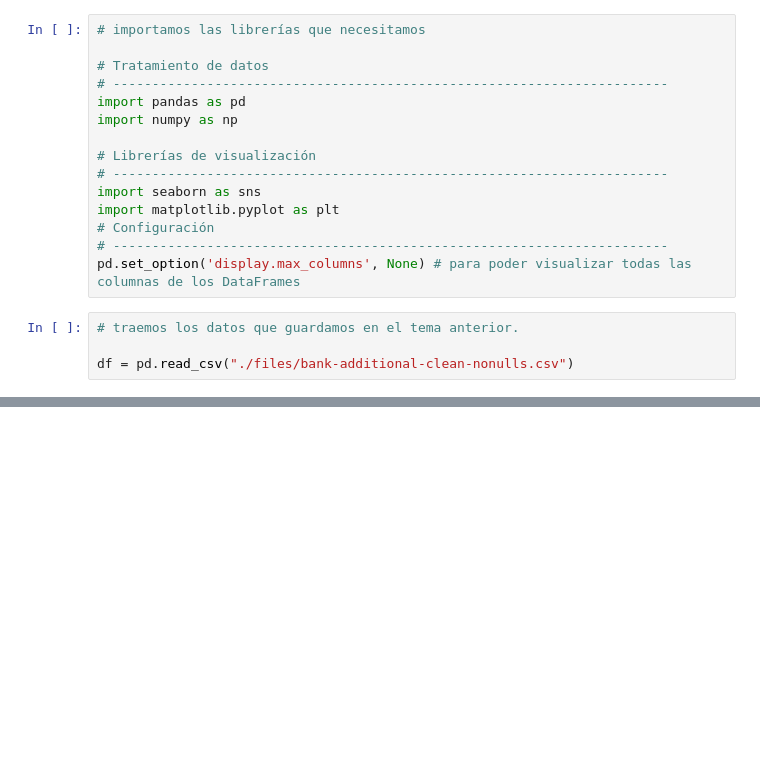
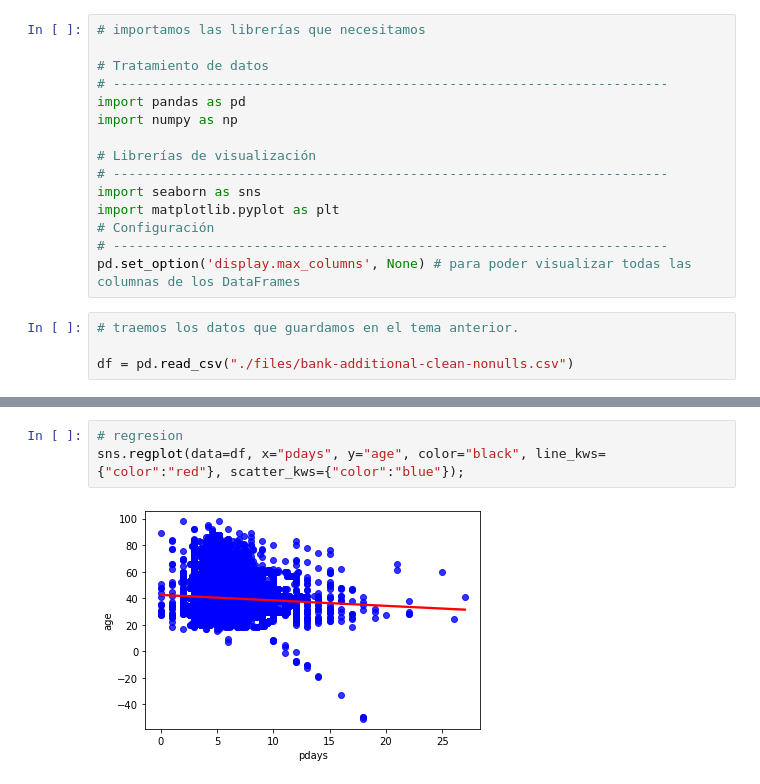
Before and after one commit to Adalab/da-promo-b-pt-ejercicios-profes, a Jupyter notebook: Modulo3/modulo-3-leccion-07-visualizacion.ipynb, the cells around one changed output, grey strips where cells are left out. Cells and saved outputs as stored; diff of their text form; blank space fills up the shorter version.

```diff
--- a/Modulo3/modulo-3-leccion-07-visualizacion.ipynb
+++ b/Modulo3/modulo-3-leccion-07-visualizacion.ipynb
@@ -32,0 +75,5 @@ df.head()
+# %%
+# regresion
+sns.regplot(data=df, x="pdays", y="age", color="black", line_kws={"color":"red"}, scatter_kws={"color":"blue"});
+# %% [output]
+[figure, added]
```
Also changed, not shown: parts of 13 cells of this notebook, 2 other files.
